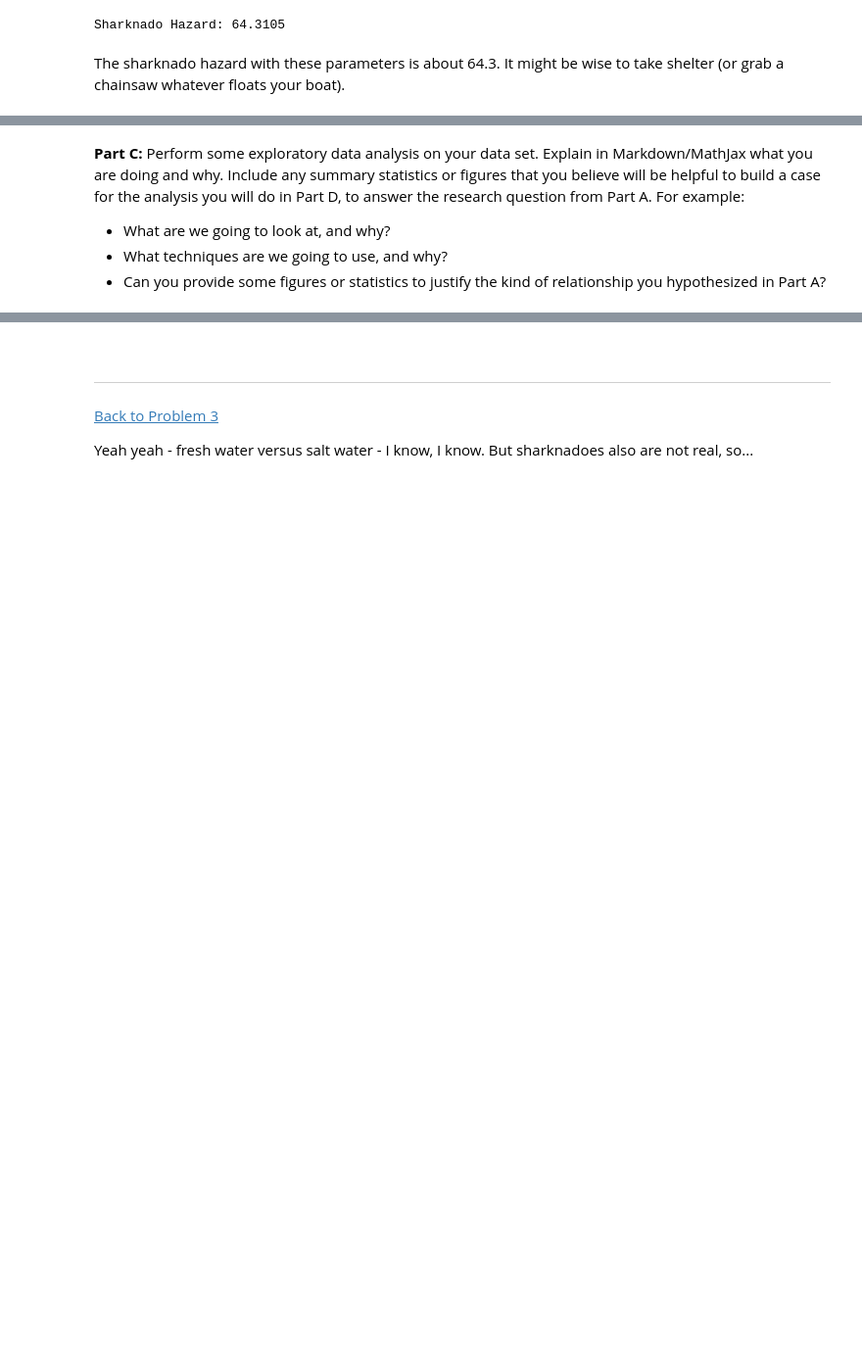
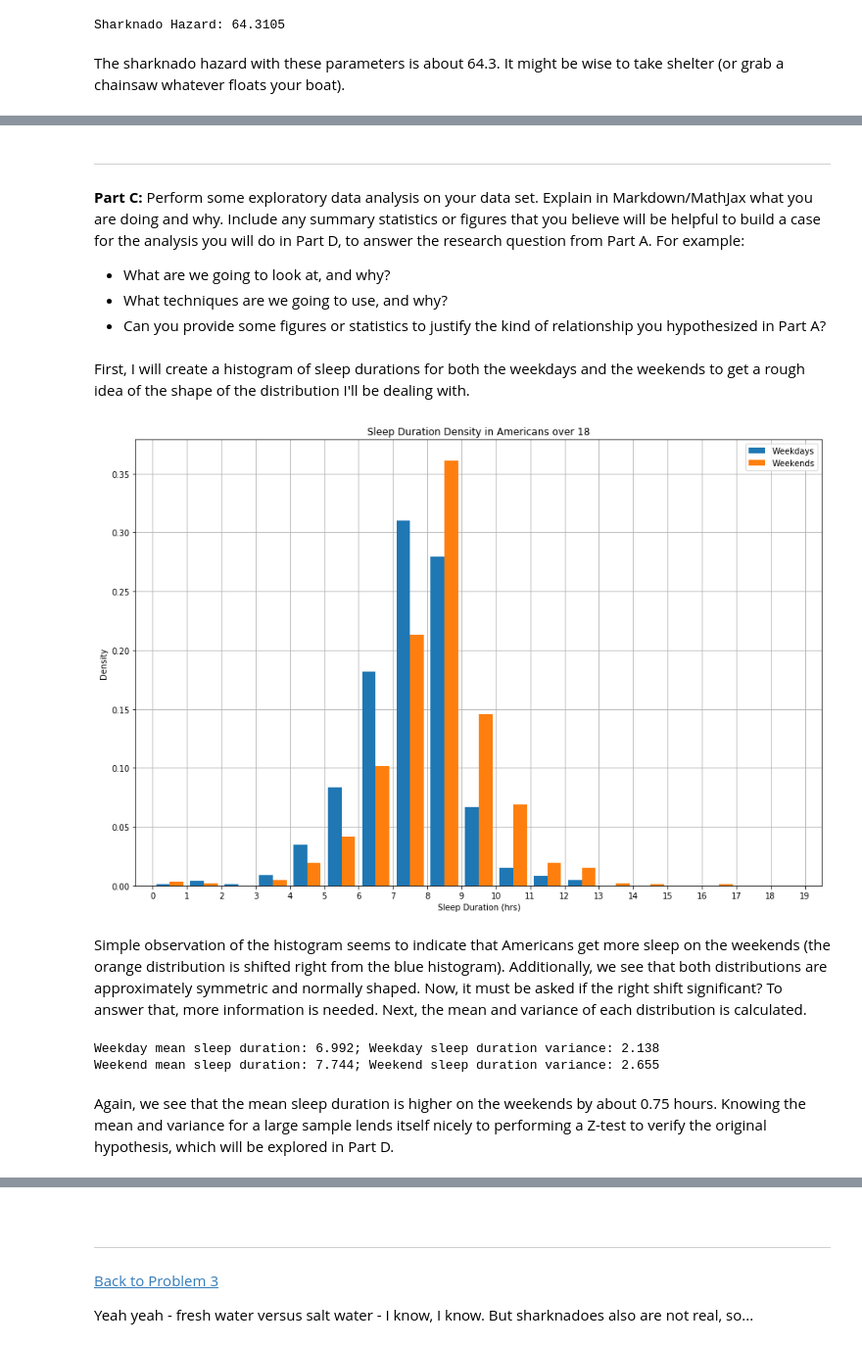
Before and after one commit to tannerbobak/csci3022, a Jupyter notebook: practicum_Bobak_Tanner.ipynb, the cells around one changed output, grey strips where cells are left out. Shown at 98% size. Saved outputs shown, nothing was run; the diff lists cells and outputs as text; code cells hidden in the pictures; blank space fills up the shorter version.

```diff
--- a/practicum_Bobak_Tanner.ipynb
+++ b/practicum_Bobak_Tanner.ipynb
@@ -804,0 +847,3 @@ For this problem, you may use a data set of your choosing. It must **not** be a
+# %%
+dfSleep = pd.read_csv('data/sleepy.csv')
+dfSleep.head()
@@ -804,0 +860,3 @@ For this problem, you may use a data set of your choosing. It must **not** be a
+# %%
+dfSleep = dfSleep.loc[:, ["q3","q6"]]
+dfSleep.columns = ["Weekday_sleep_hrs", "Weekend_sleep_hrs"]
@@ -804,0 +879,6 @@ For this problem, you may use a data set of your choosing. It must **not** be a
+# %%
+print("Original number of entries: {}".format(len(dfSleep)))
+dfSleep = dfSleep.loc[(dfSleep["Weekday_sleep_hrs"] <= 24) & (dfSleep["Weekend_sleep_hrs"] <= 24)]
+dfSleep = dfSleep.dropna()
+print("Cleaned number of entries: {}".format(len(dfSleep)))
+dfSleep.head(10)
@@ -805,6 +899,33 @@ For this problem, you may use a data set of your choosing. It must **not** be a
 # %% [markdown]
+---
+
 **Part C:** Perform some exploratory data analysis on your data set. Explain in Markdown/MathJax what you are doing and why. Include any summary statistics or figures that you believe will be helpful to build a case for the analysis you will do in Part D, to answer the research question from Part A. For example:
 * What are we going to look at, and why?
 * What techniques are we going to use, and why?
 * Can you provide some figures or statistics to justify the kind of relationship you hypothesized in Part A?
+# %% [markdown]
+First, I will create a histogram of sleep durations for both the weekdays and the weekends to get a rough idea of the shape of the distribution I'll be dealing with.
+# %%
+# Use my slow-cooked and spicy histogram function.
+tanner_flavored_histogram([dfSleep["Weekday_sleep_hrs"], dfSleep["Weekend_sleep_hrs"]], 0, 20, 1, density=True, fwidth=0.8, \
+                          legend_labels=("Weekdays","Weekends"), xlabel='Sleep Duration (hrs)', ylabel='Density',  \
+                          title='Sleep Duration Density in Americans over 18', tick_skip=1, dtype='int')
+# %% [output]
+[figure, added]
+# %% [markdown]
+Simple observation of the histogram seems to indicate that Americans get more sleep on the weekends (the orange distribution is shifted right from the blue histogram). Additionally, we see that both distributions are approximately symmetric and normally shaped. Now, it must be asked if the right shift significant? To answer that, more information is needed. Next, the mean and variance of each distribution is calculated.
+# %%
+weekday_mean = np.mean(dfSleep["Weekday_sleep_hrs"])
+weekend_mean = np.mean(dfSleep["Weekend_sleep_hrs"])
+
+weekday_var = np.var(dfSleep["Weekday_sleep_hrs"], ddof=1)
+weekend_var = np.var(dfSleep["Weekend_sleep_hrs"], ddof=1)
+
+print("Weekday mean sleep duration: {0:0.3f}; Weekday sleep duration variance: {1:0.3f}".format(weekday_mean, weekday_var))
+print("Weekend mean sleep duration: {0:0.3f}; Weekend sleep duration variance: {1:0.3f}".format(weekend_mean, weekend_var))
+# %% [output]
+Weekday mean sleep duration: 6.992; Weekday sleep duration variance: 2.138
+Weekend mean sleep duration: 7.744; Weekend sleep duration variance: 2.655
+# %% [markdown]
+Again, we see that the mean sleep duration is higher on the weekends by about 0.75 hours. Knowing the mean and variance for a large sample lends itself nicely to performing a Z-test to verify the original hypothesis, which will be explored in Part D.
 # %% [markdown]
```
Also changed, not shown: parts of 36 cells of this notebook.
